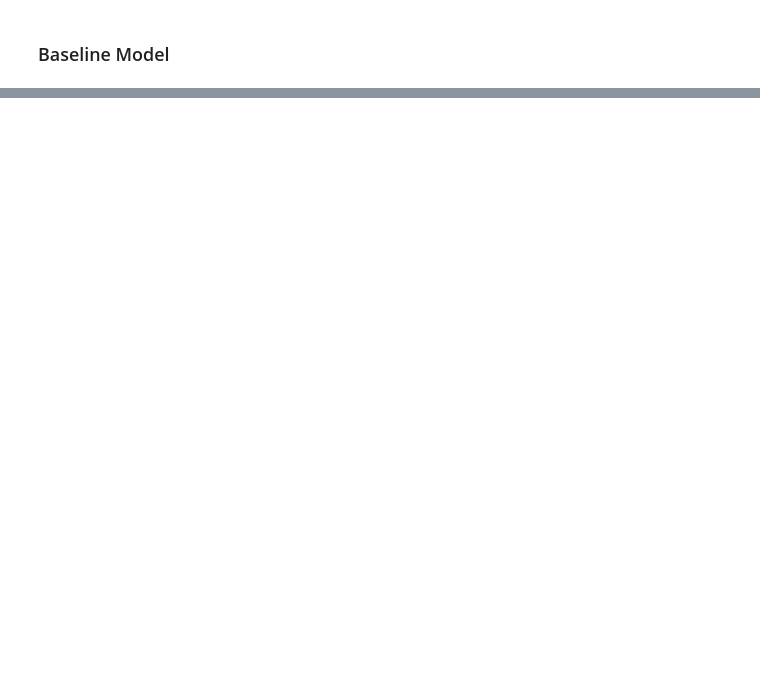
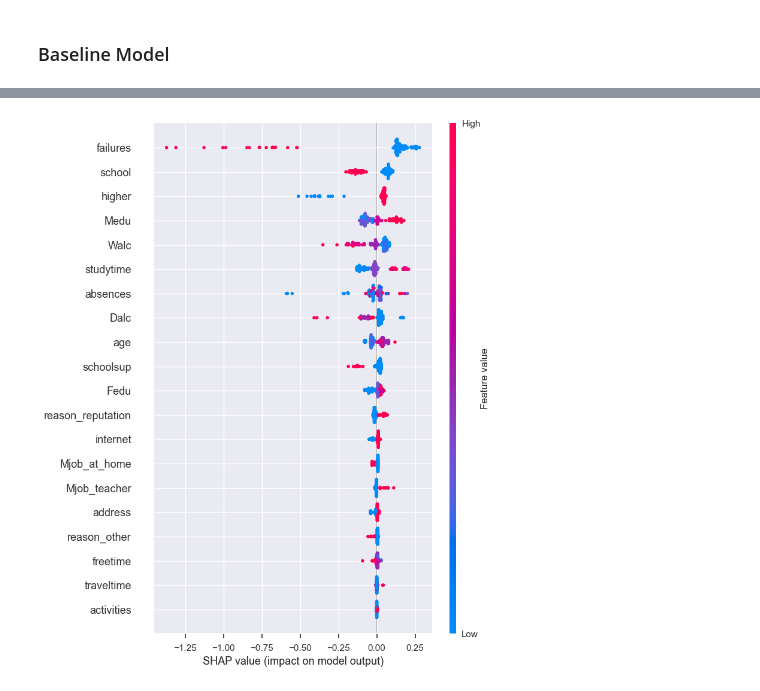
Before and after one commit to marek-hradil/ib031-project, a Jupyter notebook: notebooks/baugi.ipynb, the cells around one changed output, grey strips where cells are left out. Drawn from its saved outputs; the diff is of its cells as text; code cells hidden in the pictures; blank space fills up the shorter version.

```diff
--- a/notebooks/baugi.ipynb
+++ b/notebooks/baugi.ipynb
@@ -466,0 +580,9 @@ RMSE using strategy median: 0.175
+# %%
+explainer = shap.TreeExplainer(best_model)
+shap_values = explainer.shap_values(X_test)
+
+plt.figure(figsize=(10, 6))
+shap.summary_plot(shap_values, X_test)
+plt.show()
+# %% [output]
+[figure, added]
```
Also changed, not shown: parts of 18 cells of this notebook.
